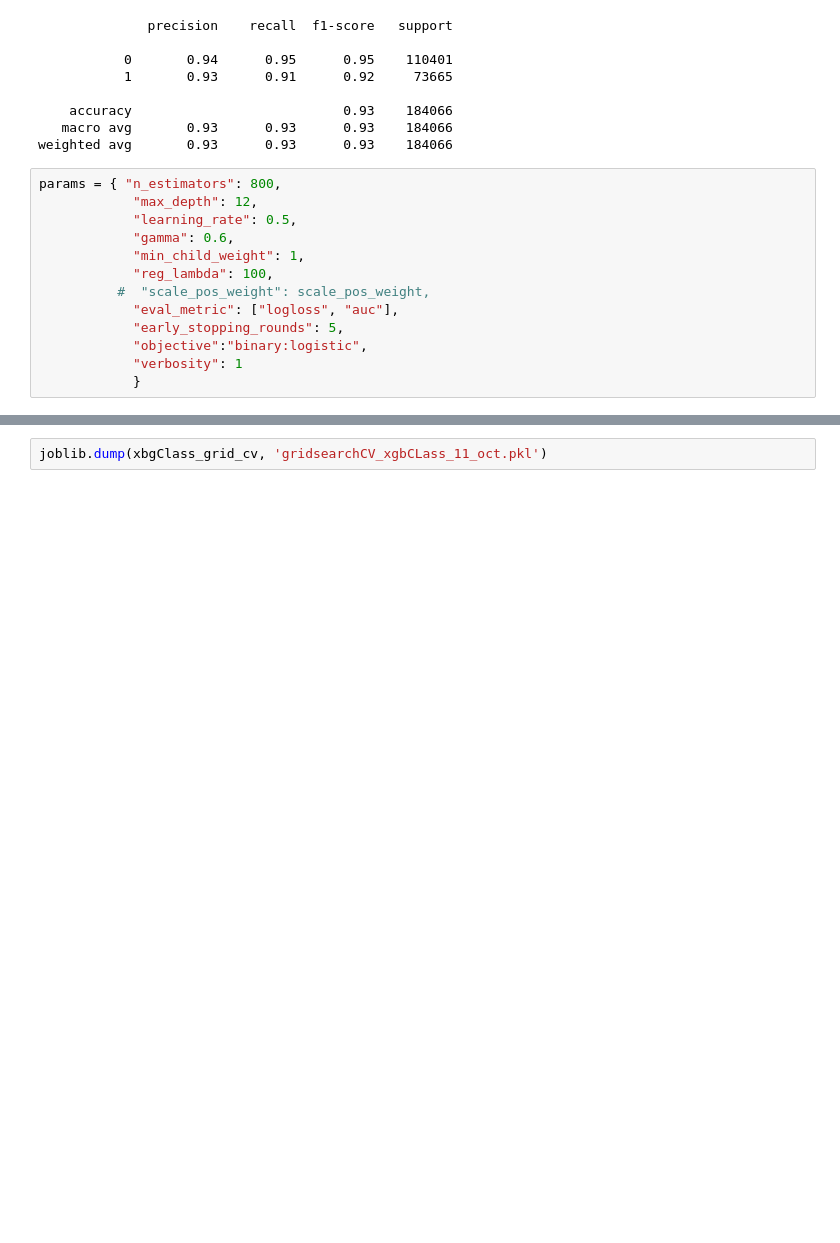
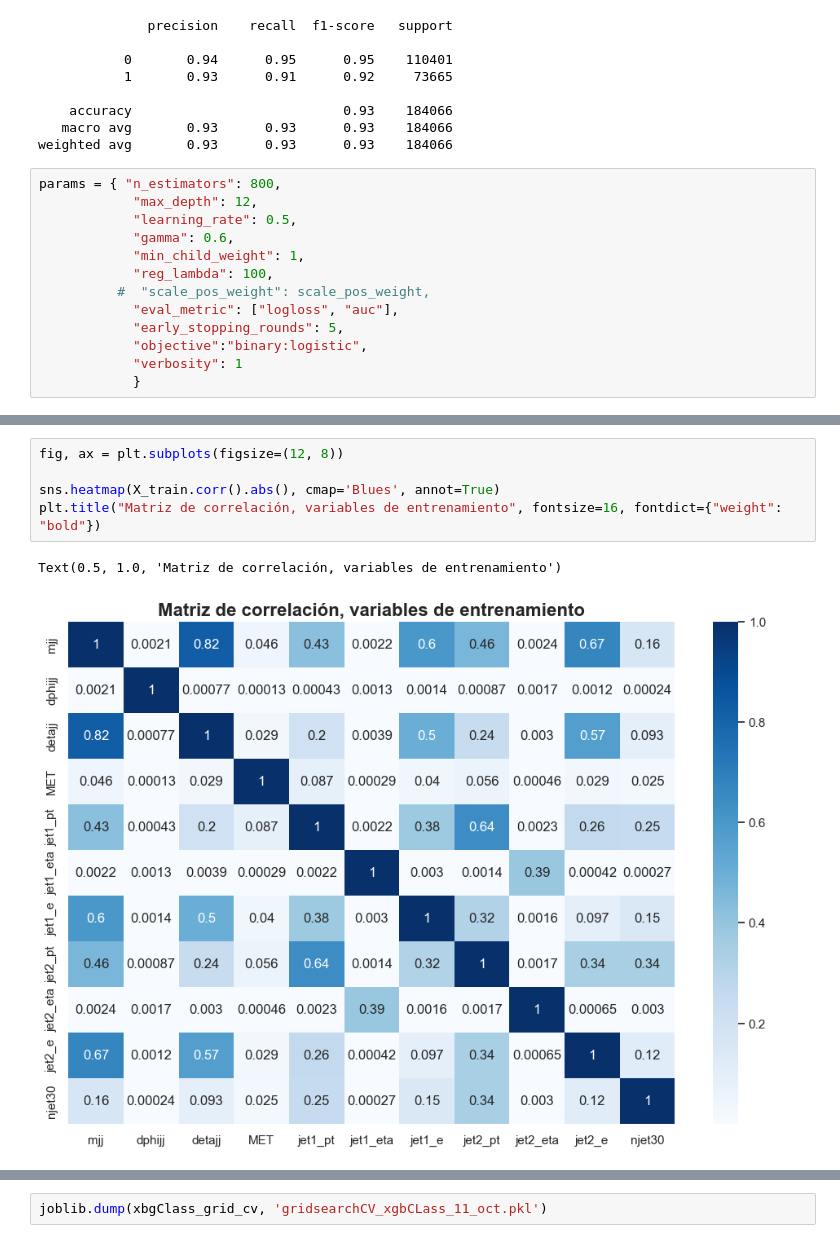
Before and after one commit to Cyankavvv/dark_photon_production, a Jupyter notebook: ml.ipynb, the cells around one changed output, grey strips where cells are left out. Cells and saved outputs as stored; diff of their text form; blank space fills up the shorter version.

```diff
--- a/ml.ipynb
+++ b/ml.ipynb
@@ -238,0 +276,8 @@ params = { "n_estimators": 800,
+# %%
+fig, ax = plt.subplots(figsize=(12, 8))
+
+sns.heatmap(X_train.corr().abs(), cmap='Blues', annot=True)
+plt.title("Matriz de correlación, variables de entrenamiento", fontsize=16, fontdict={"weight": "bold"})
+# %% [output]
+Text(0.5, 1.0, 'Matriz de correlación, variables de entrenamiento')
+[figure, added]
```
Also changed, not shown: parts of 11 cells of this notebook, 4 other files.
